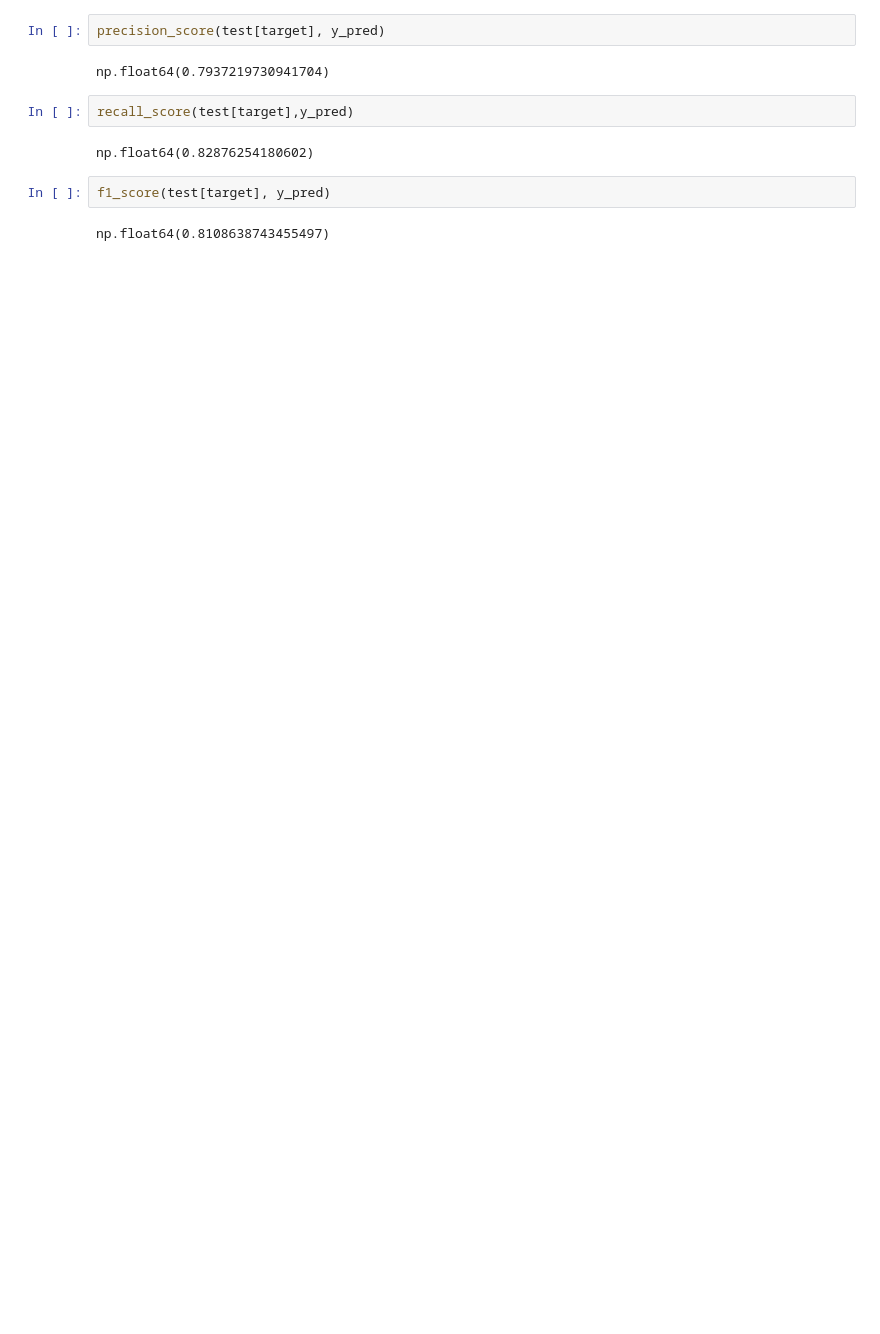
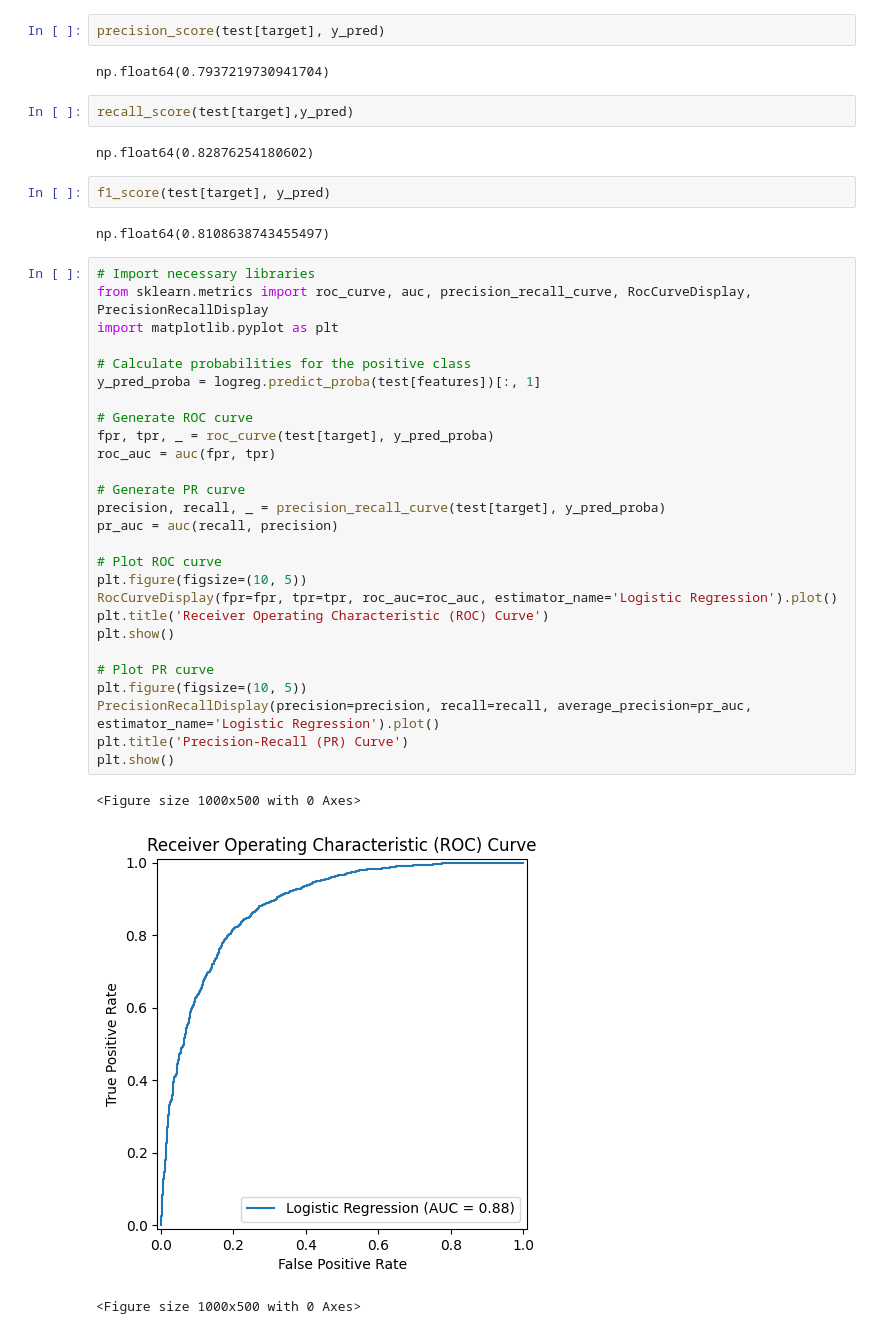
Before and after one commit to qmdismnp/Schulich_DS_MBAN, a Jupyter notebook: v2_assignment2.ipynb, the cells around one changed output. Drawn from its saved outputs; the diff is of its cells as text; blank space fills up the shorter version.

```diff
--- a/v2_assignment2.ipynb
+++ b/v2_assignment2.ipynb
@@ -536,3 +536,34 @@ np.float64(0.82876254180602)
 f1_score(test[target], y_pred)
 # %% [output]
 np.float64(0.8108638743455497)
+# %%
+# Import necessary libraries
+from sklearn.metrics import roc_curve, auc, precision_recall_curve, RocCurveDisplay, PrecisionRecallDisplay
+import matplotlib.pyplot as plt
+
+# Calculate probabilities for the positive class
+y_pred_proba = logreg.predict_proba(test[features])[:, 1]
+
+# Generate ROC curve
+fpr, tpr, _ = roc_curve(test[target], y_pred_proba)
+roc_auc = auc(fpr, tpr)
+
+# Generate PR curve
+precision, recall, _ = precision_recall_curve(test[target], y_pred_proba)
+pr_auc = auc(recall, precision)
+
+# Plot ROC curve
+plt.figure(figsize=(10, 5))
+RocCurveDisplay(fpr=fpr, tpr=tpr, roc_auc=roc_auc, estimator_name='Logistic Regression').plot()
+plt.title('Receiver Operating Characteristic (ROC) Curve')
+plt.show()
+
+# Plot PR curve
+plt.figure(figsize=(10, 5))
+PrecisionRecallDisplay(precision=precision, recall=recall, average_precision=pr_auc, estimator_name='Logistic Regression').plot()
+plt.title('Precision-Recall (PR) Curve')
+plt.show()
+# %% [output]
+<Figure size 1000x500 with 0 Axes>
+[figure, added]
+<Figure size 1000x500 with 0 Axes>
```
Also changed, not shown: parts of 1 cell of this notebook.
